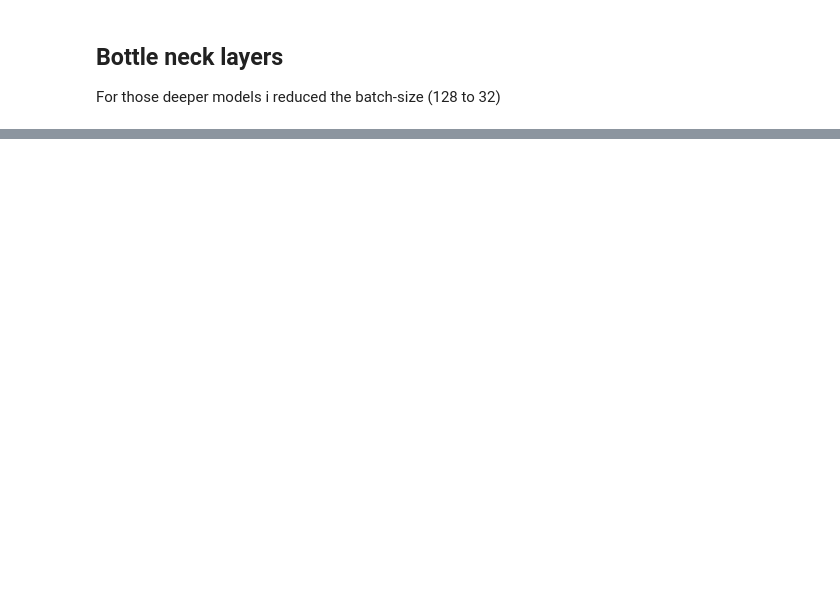
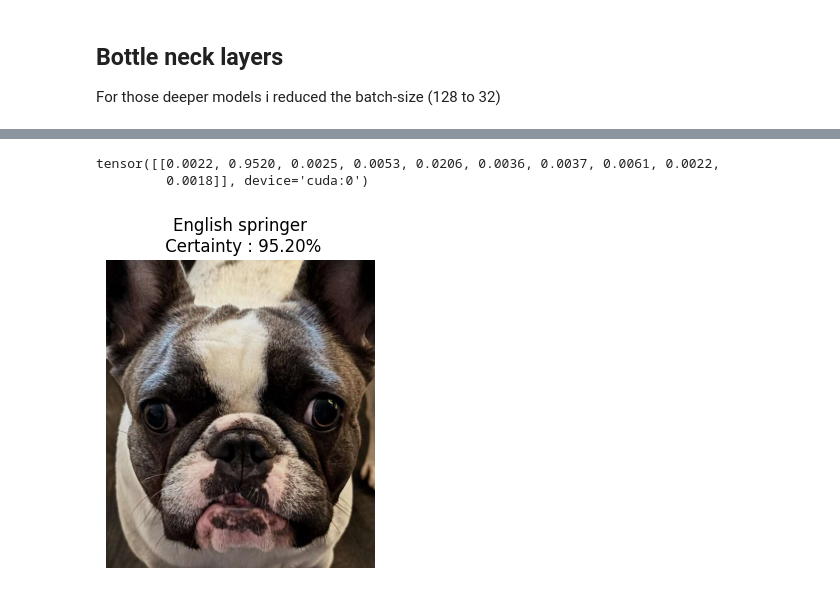
Before and after one commit to BLGR-Saumoine/Projet-DL, a Jupyter notebook: Project_DL.ipynb, the cells around one changed output, grey strips where cells are left out. Saved outputs shown, nothing was run; the diff lists cells and outputs as text; code cells hidden in the pictures; blank space fills up the shorter version.

```diff
--- a/Project_DL.ipynb
+++ b/Project_DL.ipynb
@@ -456,8 +456,6 @@ Also, since the dataset in balanced and there is no hierarchy between classes, i
 # %% [markdown]
 ### Another Test
 # %%
-monResnet = ResNet(50, 3, useBn=True).to(torch.device('cuda'))
+monResnet = ResNet(34, 3, useBn=True)
 
-trainingModel(monResnet, dls, 100, 0.001, optimiser="adam", save_csv="Adam_Resnet50_lr0.001.csv")
-
-TestImage(monResnet)
+trainingModel(monResnet, dls, 100, 0.01, optimiser="sgd", label_smoothing=0.1, save_csv="SGD_Resnet34_lr0.01Smooth.csv")
@@ -484,4 +461,0 @@ Epoch n°100, loss = 0.13115909881731969, accuracy = 0.878980815410614
-# %%
-monResnet = ResNet(34, 3, useBn=True)
-
-trainingModel(monResnet, dls, 100, 0.01, optimiser="sgd", save_csv="SGD_Resnet34_lr0.01.csv")
@@ -778,0 +767,7 @@ plt.savefig('comparaison_performance_resnet_320.png')
+# %%
+TestImage(monResnet, "Bonnie.jpg")
+#I stopped it in the middle of training and did not save previous model's wheight
+# %% [output]
+tensor([[0.0022, 0.9520, 0.0025, 0.0053, 0.0206, 0.0036, 0.0037, 0.0061, 0.0022,
+         0.0018]], device='cuda:0')
+[figure, added]
```
Also changed, not shown: parts of 7 cells of this notebook, 2 other files.
